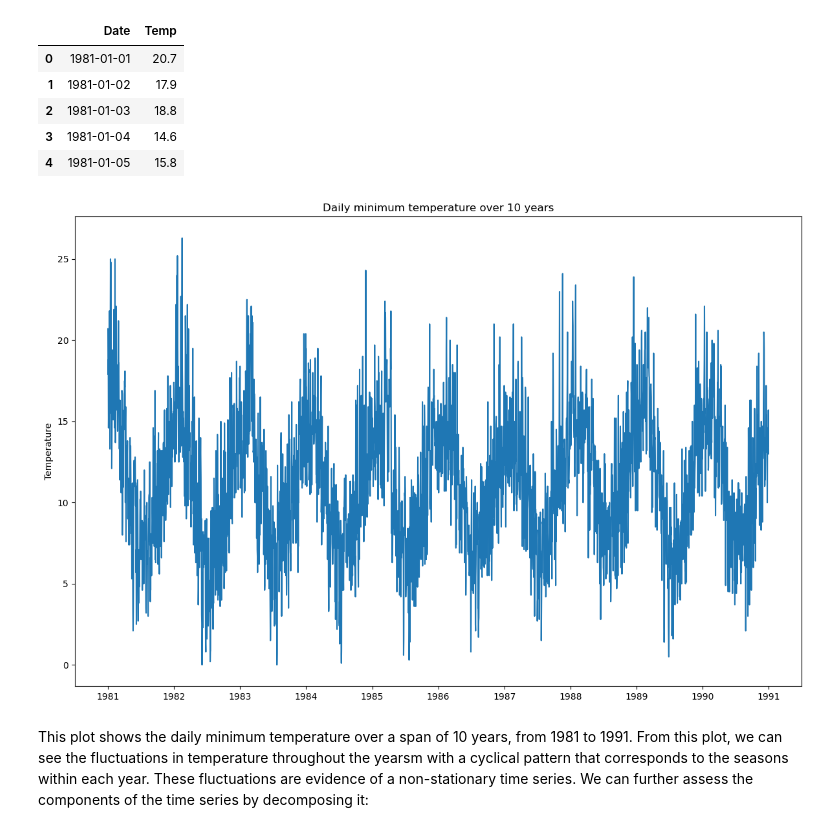
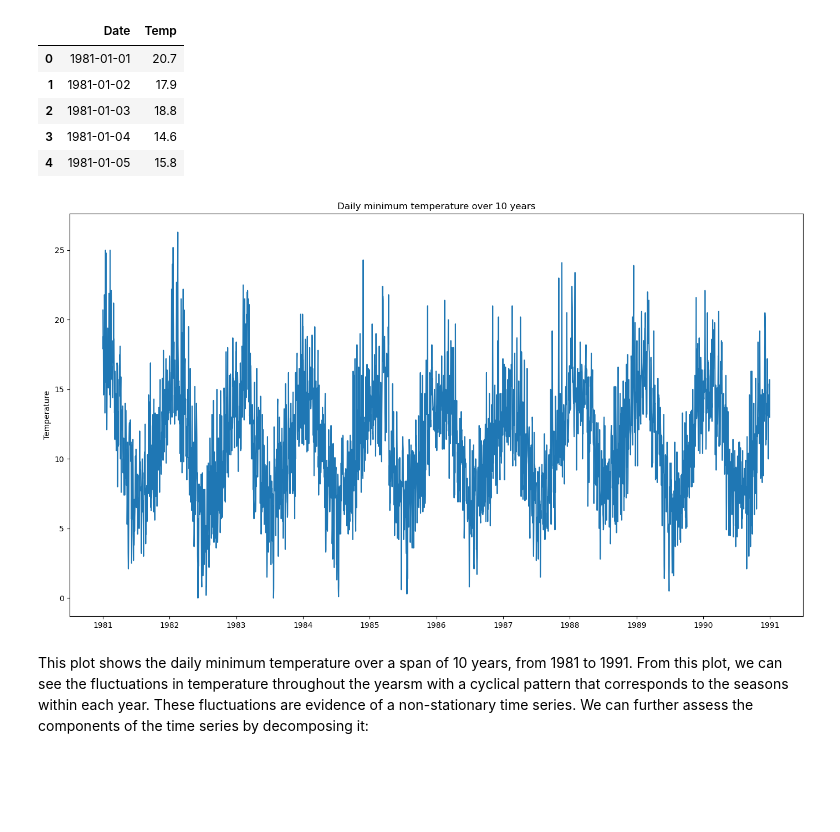
Before and after one commit to nicolasbp87/fourier_transform, a Jupyter notebook: FOURIER_ANALYSIS.ipynb, the cells around one changed output. Saved outputs shown, nothing was run; the diff lists cells and outputs as text; code cells hidden in the pictures; blank space fills up the shorter version.

```diff
--- a/FOURIER_ANALYSIS.ipynb
+++ b/FOURIER_ANALYSIS.ipynb
@@ -255,14 +255,14 @@ df.to_csv('data/temperature.csv')
 #df.head()
 # %%
 # Plot the time series
-plt.figure(figsize=(12,8))
+plt.figure(figsize=(14,8))
 plt.plot(df.Date,df.Temp)
 plt.title("Daily minimum temperature over 10 years")
 plt.ylabel('Temperature')
 plt.tight_layout()
 plt.show()
 # %% [output]
-[figure, old version]
+[figure, new version]
 # %% [markdown]
 This plot shows the daily minimum temperature over a span of 10 years, from 1981 to 1991. From this plot, we can see the fluctuations in temperature throughout the yearsm with a cyclical pattern that corresponds to the seasons within each year. These fluctuations are evidence of a non-stationary time series. We can further assess the components of the time series by decomposing it:
 # %%
```
Also changed, not shown: parts of 37 cells of this notebook, 1 other file.
